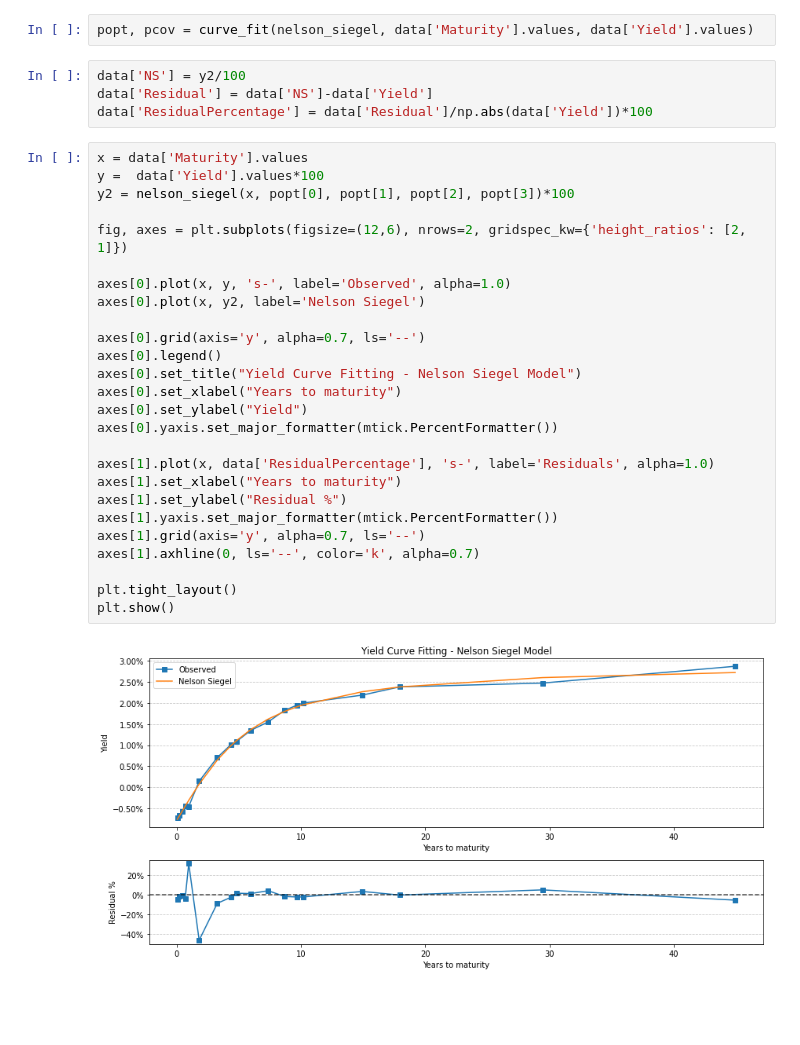
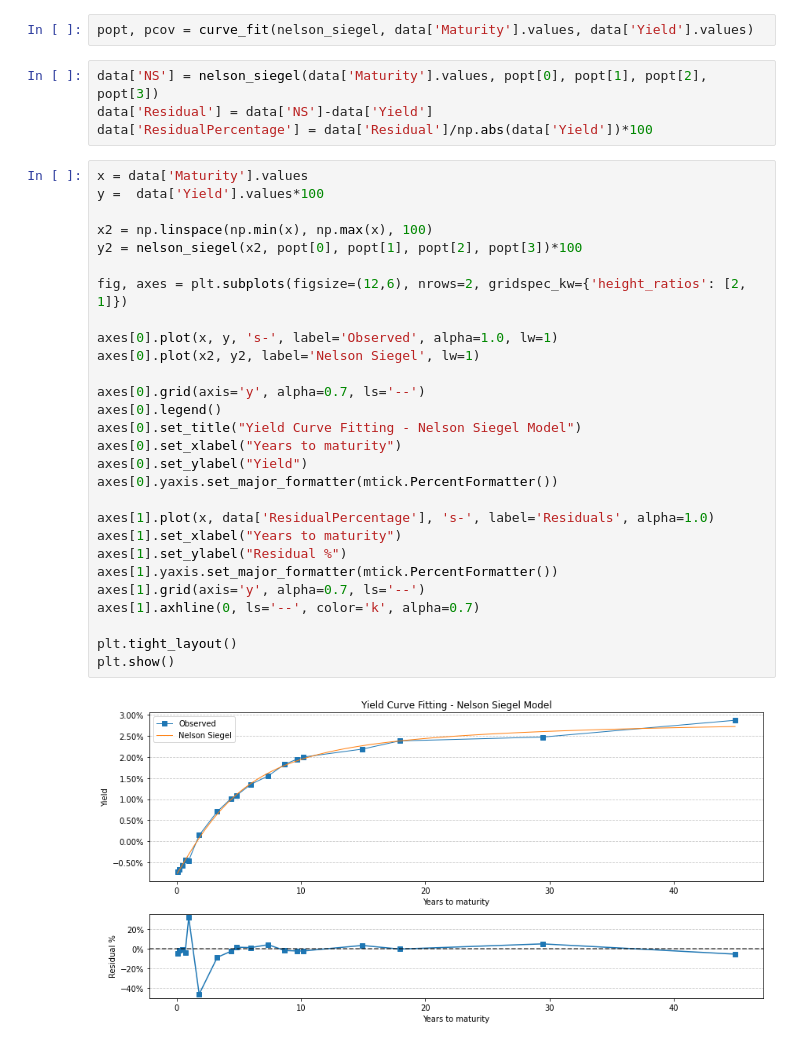
Before and after one commit to fco-jle/MachineTrading, a Jupyter notebook: Jupyter/Yield Curve Fitting.ipynb, the cells around one changed output. Saved outputs shown, nothing was run; the diff lists cells and outputs as text; blank space fills up the shorter version.

```diff
--- a/Jupyter/Yield Curve Fitting.ipynb
+++ b/Jupyter/Yield Curve Fitting.ipynb
@@ -59,34 +59,36 @@ def nelson_siegel(T, tau, b0, b1, b2):
 # %%
 popt, pcov = curve_fit(nelson_siegel, data['Maturity'].values, data['Yield'].values)
 # %%
-data['NS'] = y2/100
+data['NS'] = nelson_siegel(data['Maturity'].values, popt[0], popt[1], popt[2], popt[3])
 data['Residual'] = data['NS']-data['Yield']
 data['ResidualPercentage'] = data['Residual']/np.abs(data['Yield'])*100
 # %%
 x = data['Maturity'].values
 y =  data['Yield'].values*100
-y2 = nelson_siegel(x, popt[0], popt[1], popt[2], popt[3])*100
+
+x2 = np.linspace(np.min(x), np.max(x), 100)
+y2 = nelson_siegel(x2, popt[0], popt[1], popt[2], popt[3])*100
 
 fig, axes = plt.subplots(figsize=(12,6), nrows=2, gridspec_kw={'height_ratios': [2, 1]})
 
-axes[0].plot(x, y, 's-', label='Observed', alpha=1.0)
-axes[0].plot(x, y2, label='Nelson Siegel')
+axes[0].plot(x, y, 's-', label='Observed', alpha=1.0, lw=1)
+axes[0].plot(x2, y2, label='Nelson Siegel', lw=1)
 
 axes[0].grid(axis='y', alpha=0.7, ls='--')
 axes[0].legend()
 axes[0].set_title("Yield Curve Fitting - Nelson Siegel Model")
 axes[0].set_xlabel("Years to maturity")
 axes[0].set_ylabel("Yield")
 axes[0].yaxis.set_major_formatter(mtick.PercentFormatter())
 
 axes[1].plot(x, data['ResidualPercentage'], 's-', label='Residuals', alpha=1.0)
 axes[1].set_xlabel("Years to maturity")
 axes[1].set_ylabel("Residual %")
 axes[1].yaxis.set_major_formatter(mtick.PercentFormatter())
 axes[1].grid(axis='y', alpha=0.7, ls='--')
 axes[1].axhline(0, ls='--', color='k', alpha=0.7)
 
 plt.tight_layout()
 plt.show()
 # %% [output]
-[figure, old version]
+[figure, new version]
```
Also changed, not shown: parts of 5 cells of this notebook, 1 other file.
